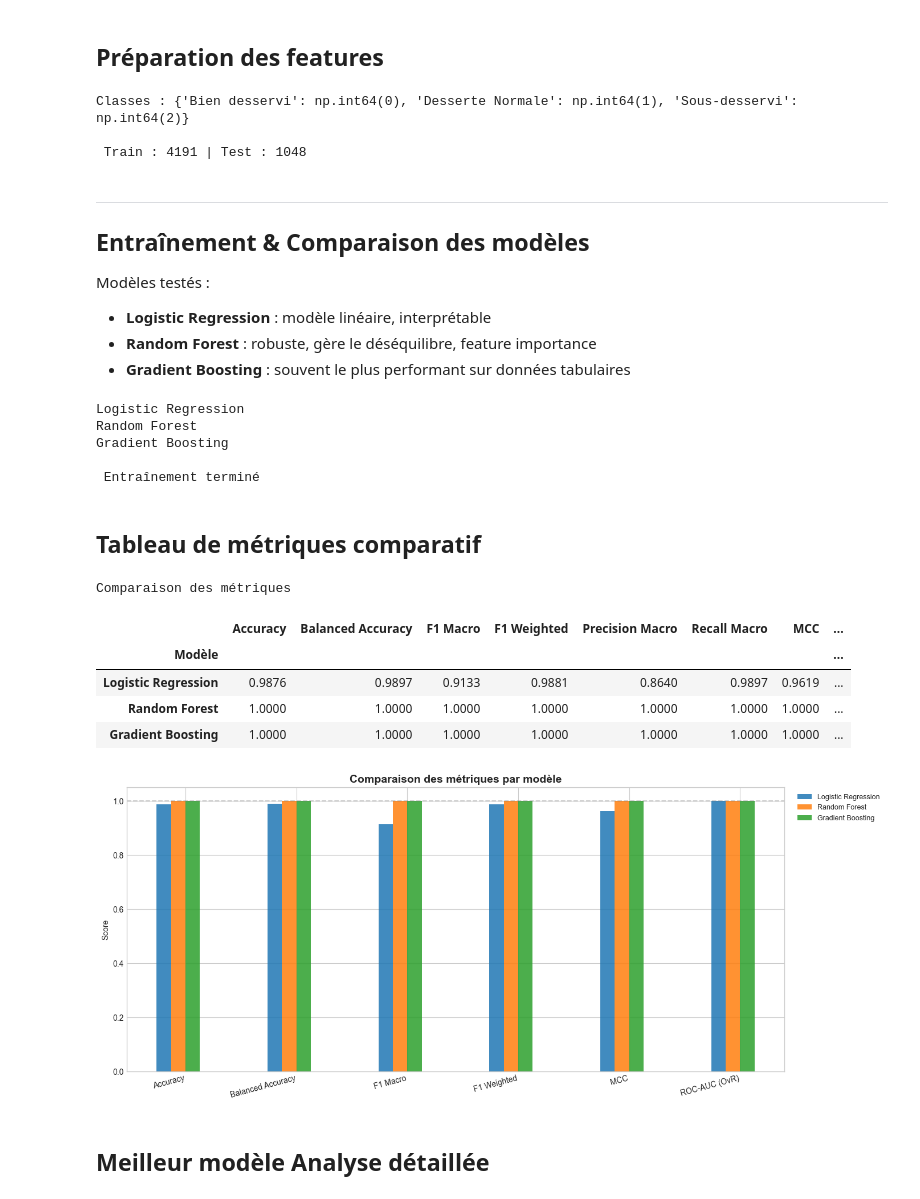
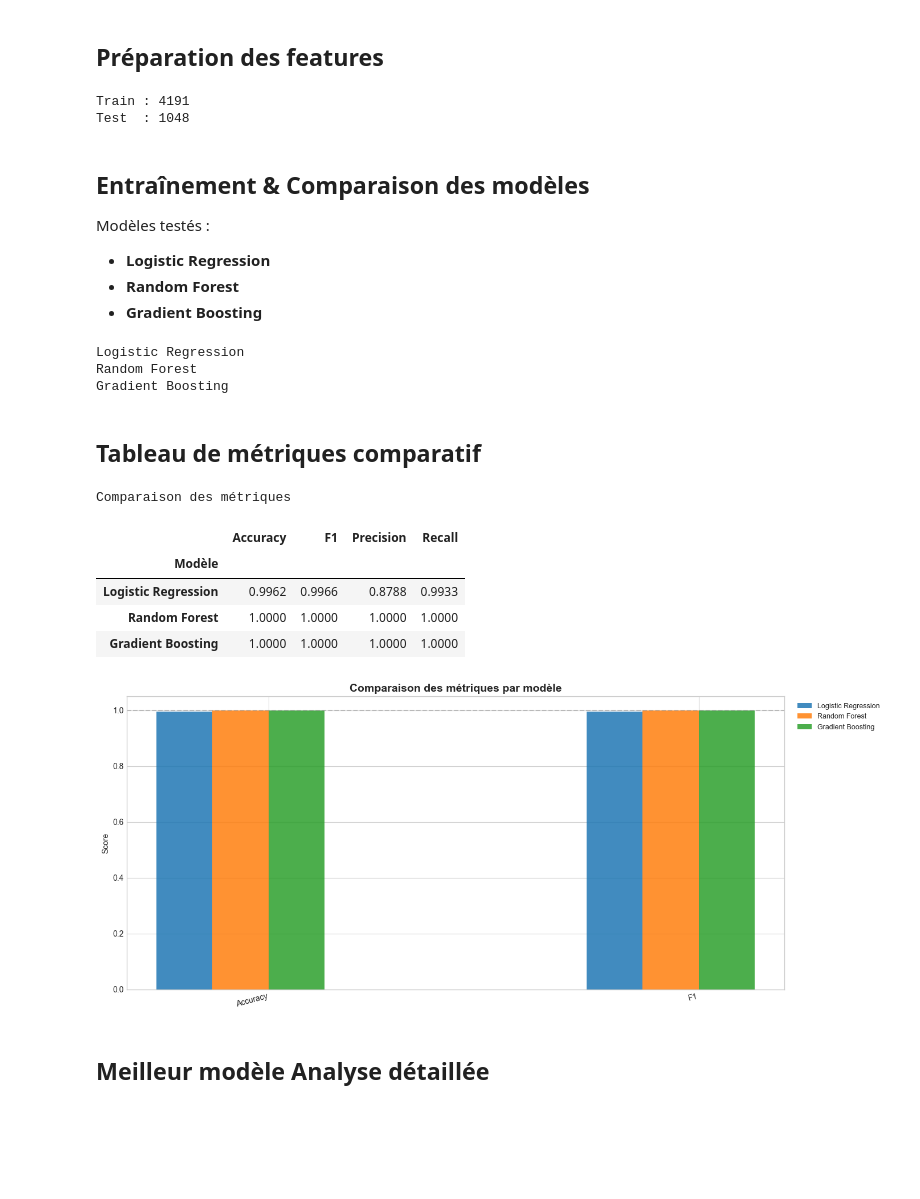
Before and after one commit to lefarmer01600/TPRE612, a Jupyter notebook: src/training/model/classification_desserte.ipynb, the cells around one changed output. Saved outputs shown, nothing was run; the diff lists cells and outputs as text; code cells hidden in the pictures; blank space fills up the shorter version.

```diff
--- a/src/training/model/classification_desserte.ipynb
+++ b/src/training/model/classification_desserte.ipynb
@@ -159,50 +146,39 @@ plt.show()
 # %%
 df = df_raw.copy()
 
-FEATURES = ['data_source', 'route_id', 'id_origin_city', 'id_destination_city', 'weekly_train']
+FEATURES = ['data_source', 'weekly_train']
 TARGET   = 'desserte_type'
 
 # Encodage des variables catégorielles
-le_source = LabelEncoder()
-df['data_source_enc'] = le_source.fit_transform(df['data_source'].astype(str))
-
-le_route = LabelEncoder()
-df['route_id_enc'] = le_route.fit_transform(df['route_id'].astype(str))
-
-le_origin = LabelEncoder()
-df['id_origin_city_enc'] = le_origin.fit_transform(df['id_origin_city'].astype(str))
-
-le_dest = LabelEncoder()
-df['id_destination_city_enc'] = le_dest.fit_transform(df['id_destination_city'].astype(str))
+source = LabelEncoder()
+df['data_source_enc'] = source.fit_transform(df['data_source'].astype(str))
 
 # Encodage de la target
-le_target = LabelEncoder()
-df['target_enc'] = le_target.fit_transform(df[TARGET])
-print("Classes :", dict(zip(le_target.classes_, le_target.transform(le_target.classes_))))
+target = LabelEncoder()
+df['target_enc'] = target.fit_transform(df[TARGET])
 
-FEATURE_COLS = ['data_source_enc', 'route_id_enc', 'id_origin_city_enc',
-                'id_destination_city_enc', 'weekly_train']
+FEATURE_COLS = ['data_source_enc', 'weekly_train']
 
 X = df[FEATURE_COLS].values
 y = df['target_enc'].values
 
+# Startify == prend un peu de toute les data pour faire le train et le test
 X_train, X_test, y_train, y_test = train_test_split(
     X, y, test_size=0.2, random_state=RANDOM_STATE, stratify=y
 )
 
-print(f"\n Train : {X_train.shape[0]} | Test : {X_test.shape[0]}")
+print(f"Train : {X_train.shape[0]}")
+print(f"Test  : {X_test.shape[0]}")
 # %% [output]
-Classes : {'Bien desservi': np.int64(0), 'Desserte Normale': np.int64(1), 'Sous-desservi': np.int64(2)}
-
- Train : 4191 | Test : 1048
+Train : 4191
+Test  : 1048
 # %% [markdown]
----
 ## Entraînement & Comparaison des modèles
 
 Modèles testés :
-- **Logistic Regression** : modèle linéaire, interprétable
-- **Random Forest** : robuste, gère le déséquilibre, feature importance
-- **Gradient Boosting** : souvent le plus performant sur données tabulaires
+- **Logistic Regression**
+- **Random Forest**
+- **Gradient Boosting**
 # %%
 models = {
     'Logistic Regression'  : LogisticRegression(max_iter=1000, class_weight='balanced', random_state=RANDOM_STATE),
@@ -222,77 +198,66 @@ for name, model in models.items():
     y_pred = model.predict(X_test_sc)
     y_prob = model.predict_proba(X_test_sc) if hasattr(model, 'predict_proba') else None
 
-    # Cross-validation F1 macro
-    cv_f1 = cross_val_score(model, X_train_sc, y_train, cv=cv, scoring='f1_macro').mean()
+    # Cross-validation F1-score
+    cv_f1 = cross_val_score(model, X_train_sc, y_train, cv=cv, scoring='f1').mean()
 
     row = {
         'Modèle'              : name,
         'Accuracy'            : accuracy_score(y_test, y_pred),
-        'Balanced Accuracy'   : balanced_accuracy_score(y_test, y_pred),
-        'F1 Macro'            : f1_score(y_test, y_pred, average='macro'),
-        'F1 Weighted'         : f1_score(y_test, y_pred, average='weighted'),
-        'Precision Macro'     : precision_score(y_test, y_pred, average='macro'),
-        'Recall Macro'        : recall_score(y_test, y_pred, average='macro'),
-        'MCC'                 : matthews_corrcoef(y_test, y_pred),
-        'CV F1 Macro (train)' : cv_f1,
+        'F1'            : f1_score(y_test, y_pred, average='weighted'),
+        'Precision'     : precision_score(y_test, y_pred, average='macro'),
+        'Recall'        : recall_score(y_test, y_pred, average='macro'),
     }
-    if y_prob is not None:
-        row['ROC-AUC (OvR)'] = roc_auc_score(y_test, y_prob, multi_class='ovr', average='macro')
-    else:
-        row['ROC-AUC (OvR)'] = np.nan
 
     results.append(row)
     print(f"{name}")
 
 df_results = pd.DataFrame(results).set_index('Modèle')
-print("\n Entraînement terminé")
 # %% [output]
 Logistic Regression
 Random Forest
 Gradient Boosting
-
- Entraînement terminé
 # %% [markdown]
 ## Tableau de métriques comparatif
 # %%
 pd.set_option('display.float_format', '{:.4f}'.format)
 styled = df_results.style\
-    .background_gradient(cmap='RdYlGn', subset=['Accuracy','Balanced Accuracy','F1 Macro','MCC','ROC-AUC (OvR)'])\
+    .background_gradient(cmap='RdYlGn', subset=['Accuracy','F1'])\
     .format('{:.4f}')\
     .set_caption('Comparaison des métriques')
 styled
 # %% [output]
 Comparaison des métriques
-|  | Accuracy | Balanced Accuracy | F1 Macro | F1 Weighted | Precision Macro | Recall Macro | MCC | ... |
-| Modèle |  |  |  |  |  |  |  | ... |
-| Logistic Regression | 0.9876 | 0.9897 | 0.9133 | 0.9881 | 0.8640 | 0.9897 | 0.9619 | ... |
-| Random Forest | 1.0000 | 1.0000 | 1.0000 | 1.0000 | 1.0000 | 1.0000 | 1.0000 | ... |
-| Gradient Boosting | 1.0000 | 1.0000 | 1.0000 | 1.0000 | 1.0000 | 1.0000 | 1.0000 | ... |
+|  | Accuracy | F1 | Precision | Recall |
+| Modèle |  |  |  |  |
+| Logistic Regression | 0.9962 | 0.9966 | 0.8788 | 0.9933 |
+| Random Forest | 1.0000 | 1.0000 | 1.0000 | 1.0000 |
+| Gradient Boosting | 1.0000 | 1.0000 | 1.0000 | 1.0000 |
 # %%
 # Visualisation radar / bar chart des métriques clés
-metrics_to_plot = ['Accuracy', 'Balanced Accuracy', 'F1 Macro', 'F1 Weighted', 'MCC', 'ROC-AUC (OvR)']
+metrics_to_plot = ['Accuracy', 'F1']
 df_plot = df_results[metrics_to_plot].dropna(axis=1)
 
 fig, ax = plt.subplots(figsize=(14, 6))
 x = np.arange(len(df_plot.columns))
 width = 0.13
 
 for i, (model_name, row) in enumerate(df_plot.iterrows()):
     offset = (i - len(df_plot)/2) * width
     bars = ax.bar(x + offset, row.values, width, label=model_name, alpha=0.85)
 
 ax.set_xticks(x)
 ax.set_xticklabels(df_plot.columns, rotation=15, ha='right')
 ax.set_ylim(0, 1.05)
 ax.set_title('Comparaison des métriques par modèle', fontsize=14, fontweight='bold')
 ax.set_ylabel('Score')
 ax.legend(bbox_to_anchor=(1.01, 1), loc='upper left', fontsize=9)
 ax.axhline(y=1.0, color='gray', linestyle='--', alpha=0.4)
 
 plt.tight_layout()
 plt.show()
 # %% [output]
-[figure, old version]
+[figure, new version]
 # %% [markdown]
 ## Meilleur modèle Analyse détaillée
 # %%
```
Also changed, not shown: parts of 8 cells of this notebook, 2 other files.
